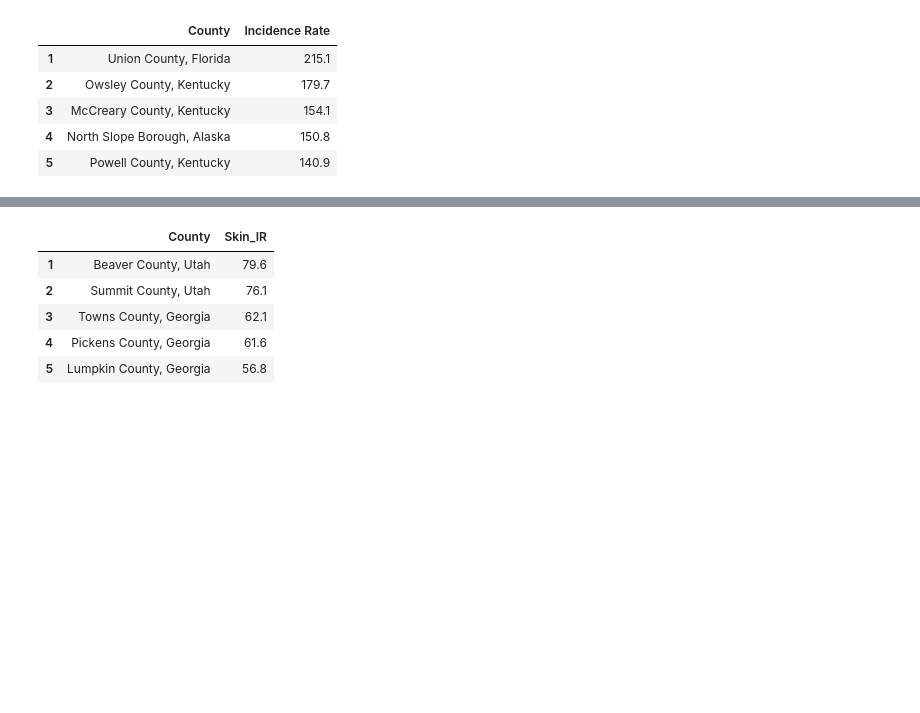
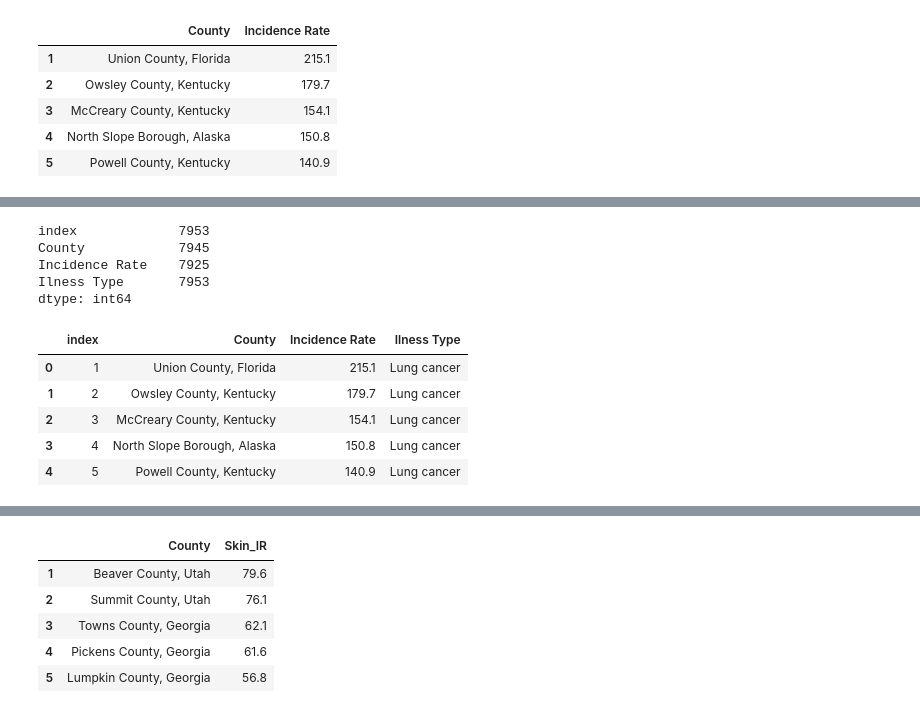
Before and after one commit to PetraLee2019/The-Effect-of-Air-Pollution-and-Smoking-on-Cancer-and-Stroke-Incidence-Rates, a Jupyter notebook: cancer_pollution-Copy1.ipynb, the cells around one changed output, grey strips where cells are left out. Cells and saved outputs as stored; diff of their text form; code cells hidden in the pictures; blank space fills up the shorter version.

```diff
--- a/cancer_pollution.ipynb
+++ b/cancer_pollution-Copy1.ipynb
@@ -119,3 +119,7 @@ df_lung.head()
 | 3 | McCreary County, Kentucky | 154.1 |
 | 4 | North Slope Borough, Alaska | 150.8 |
 | 5 | Powell County, Kentucky | 140.9 |
+# %%
+df_blood_mod = df_blood
+df_blood_mod["Ilness Type"] = "Blood cancer"
+df_blood_mod.head()
@@ -121,0 +178,19 @@ df_lung.head()
+# %%
+frames_cancer = [df_lung_mod, df_blood_mod, df_skin_mod]
+cancer_df = pd.concat(frames_cancer).reset_index()
+cancer_df.count()
+# %% [output]
+index             7953
+County            7945
+Incidence Rate    7925
+Ilness Type       7953
+dtype: int64
+# %%
+cancer_df.head()
+# %% [output]
+|  | index | County | Incidence Rate | Ilness Type |
+| 0 | 1 | Union County, Florida | 215.1 | Lung cancer |
+| 1 | 2 | Owsley County, Kentucky | 179.7 | Lung cancer |
+| 2 | 3 | McCreary County, Kentucky | 154.1 | Lung cancer |
+| 3 | 4 | North Slope Borough, Alaska | 150.8 | Lung cancer |
+| 4 | 5 | Powell County, Kentucky | 140.9 | Lung cancer |
```
Also changed, not shown: parts of 12 cells of this notebook.
